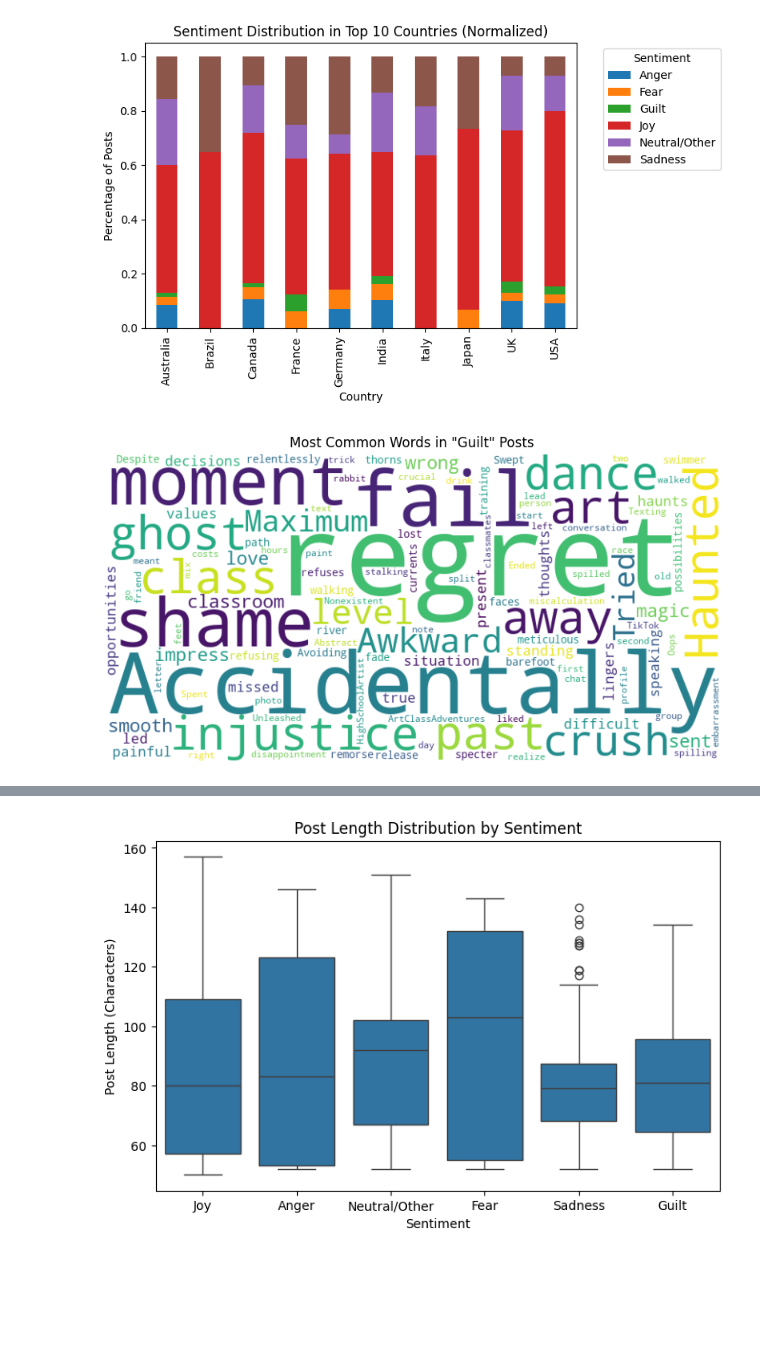
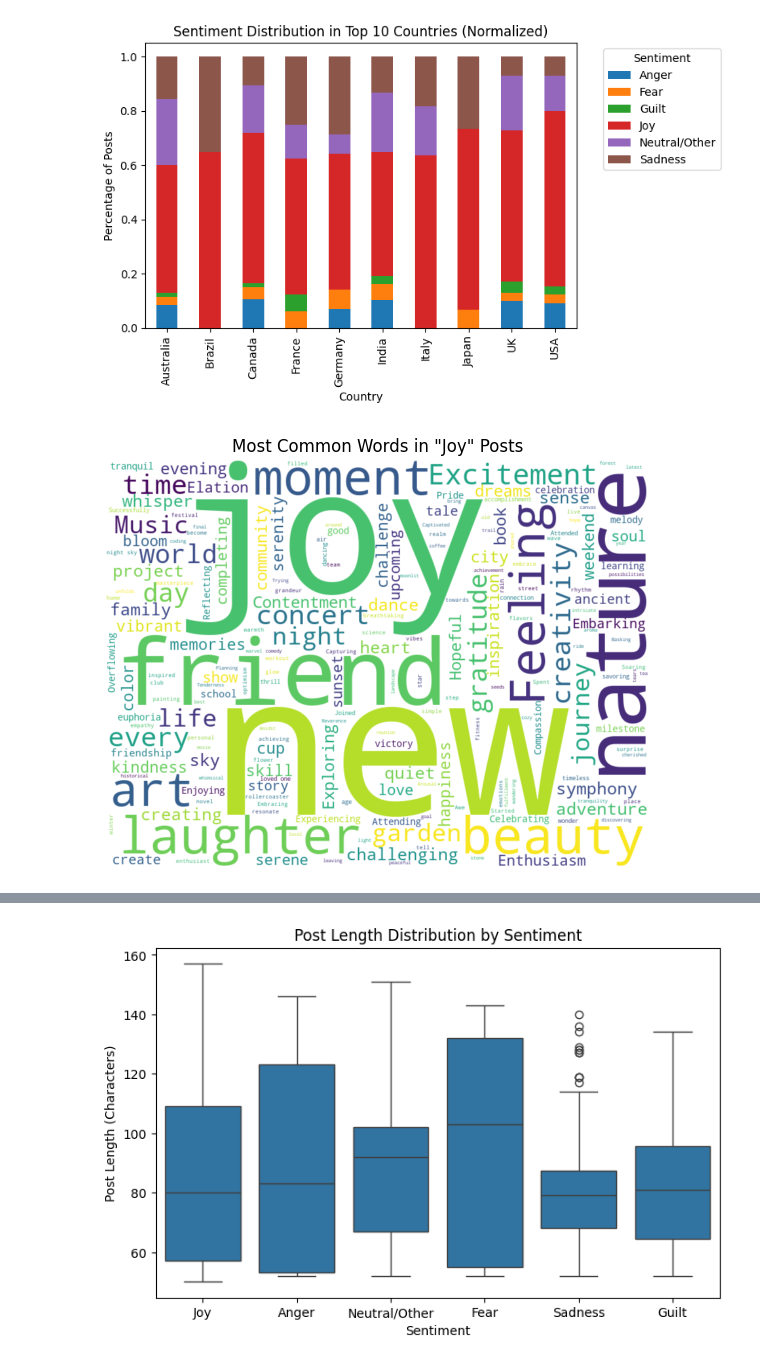
Before and after one commit to yaasamiiiin/Sentiment_Analysis_NYUDSFall2025, a Jupyter notebook: notebooks/01-data-loading-and-eda-yasamin.ipynb, the cells around one changed output, grey strips where cells are left out. Saved outputs shown, nothing was run; the diff lists cells and outputs as text; code cells hidden in the pictures; blank space fills up the shorter version.

```diff
--- a/notebooks/01-data-loading-and-eda-yasamin.ipynb
+++ b/notebooks/01-data-loading-and-eda-yasamin.ipynb
@@ -426,24 +464,24 @@ plt.show()
 # %%
 from wordcloud import WordCloud
 
 # Filter text for a specific sentiment
-hate_text = " ".join(text for text in df[df['Sentiment_Group'] == 'Guilt']['Text'])
+hate_text = " ".join(text for text in df[df['Sentiment_Group'] == 'Joy']['Text'])
 
 # Generate the word cloud
 wordcloud = WordCloud(
     width=800,
-    height=400,
+    height=600,
     background_color='white'
 ).generate(hate_text)
 
 # Display the word cloud
-plt.figure(figsize=(10, 5))
+plt.figure(figsize=(7, 6))
 plt.imshow(wordcloud, interpolation='bilinear')
 plt.axis('off') # Hide the axes
-plt.title('Most Common Words in "Guilt" Posts')
+plt.title('Most Common Words in "Joy" Posts')
 plt.show()
 # %% [output]
-[figure, old version]
+[figure, new version]
 # %%
 # 1. Filter for a sentiment and drop any missing hashtags
 joy_hashtags = df[df['Sentiment_Group'] == 'Joy']['Hashtags'].dropna()
```
Also changed, not shown: parts of 9 cells of this notebook.
